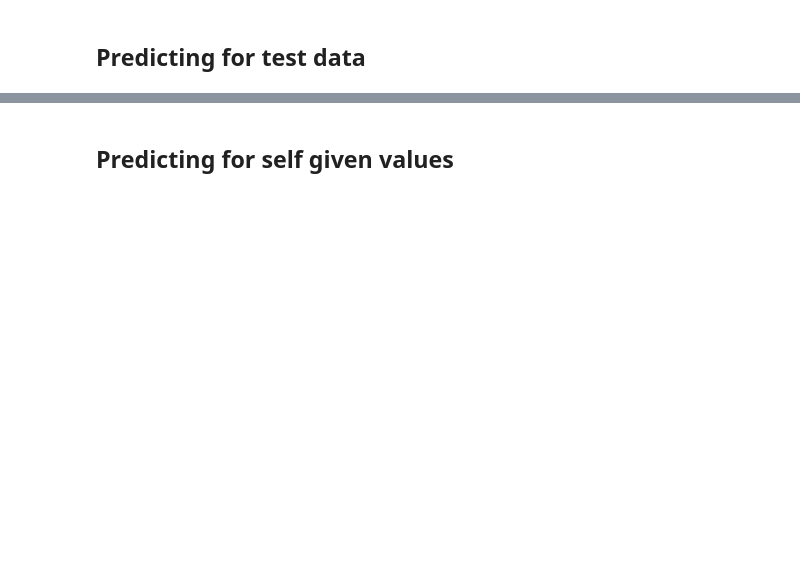
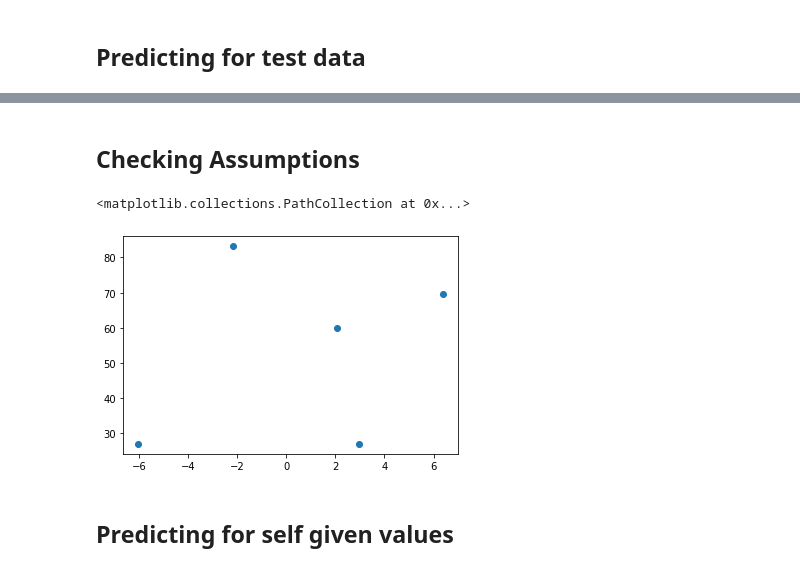
Before and after one commit to roshan2600/TSF_tasks, a Jupyter notebook: TSF Task 1.ipynb, the cells around one changed output, grey strips where cells are left out. Cells and saved outputs as stored; diff of their text form; code cells hidden in the pictures; blank space fills up the shorter version.

```diff
--- a/TSF Task 1.ipynb
+++ b/TSF Task 1.ipynb
@@ -123,3 +123,11 @@ reg.score(x_test, y_test)
+# %% [markdown]
+## Checking Assumptions
+# %%
+residuals = y_test - y_pred
+plt.scatter(residuals, y_pred)
+# %% [output]
+<matplotlib.collections.PathCollection at 0x...>
+[figure, added]
 # %% [markdown]
 ## Predicting for self given values
 # %%
```
Also changed, not shown: parts of 26 cells of this notebook.
